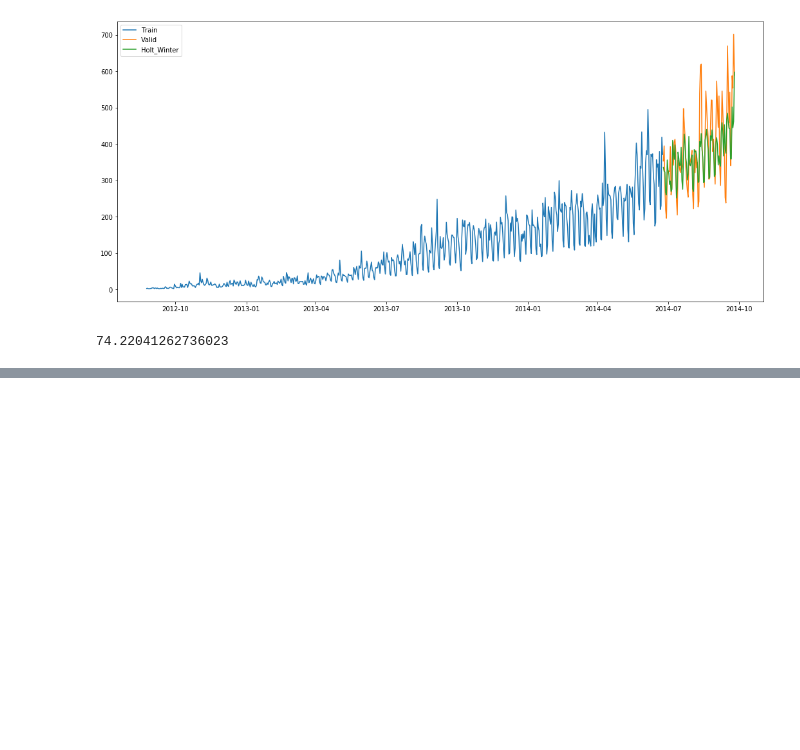
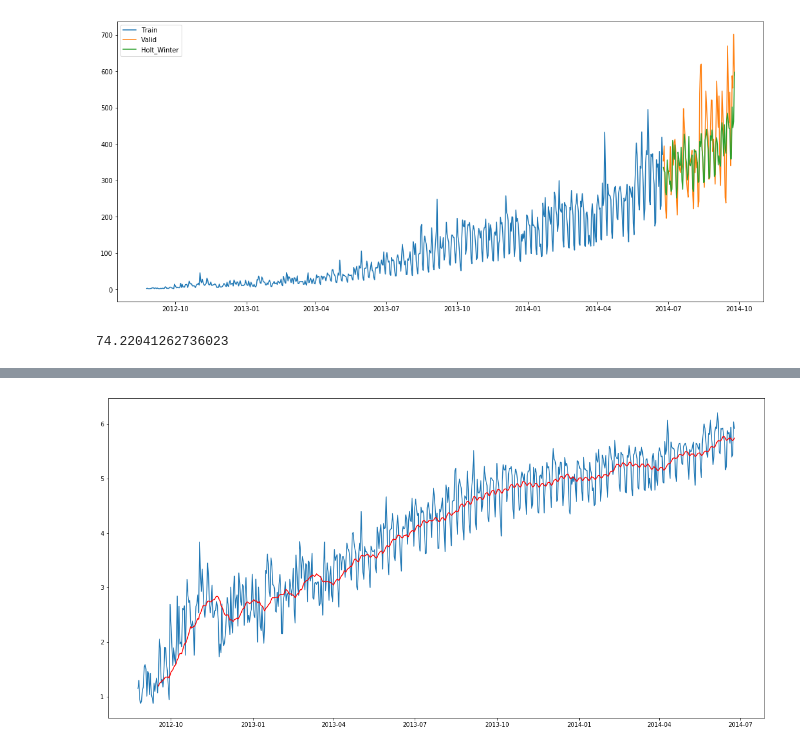
Before and after one commit to anologicon/jat-rail-time-series, a Jupyter notebook: JatRailTimeSeries.ipynb, the cells around one changed output, grey strips where cells are left out. Saved outputs shown, nothing was run; the diff lists cells and outputs as text; code cells hidden in the pictures; blank space fills up the shorter version.

Commit message:
removing trend

```diff
--- a/JatRailTimeSeries.ipynb
+++ b/JatRailTimeSeries.ipynb
@@ -337,0 +386,12 @@ print(rms)
+# %%
+# Removing Trend
+
+Train_log = np.log(Train['Count'])
+valid_log = np.log(valid['Count'])
+
+moving_avg = Train_log.rolling(window=24).mean()
+plt.plot(Train_log)
+plt.plot(moving_avg, color = 'red')
+plt.show()
+# %% [output]
+[figure, added]
```
Also changed, not shown: parts of 2 cells of this notebook.
